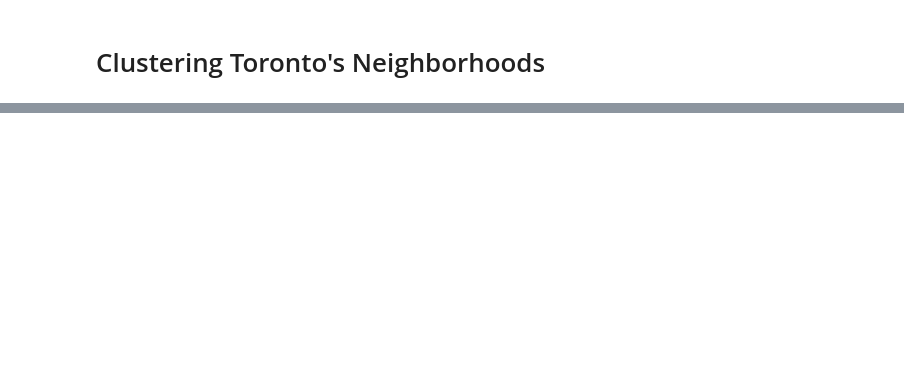
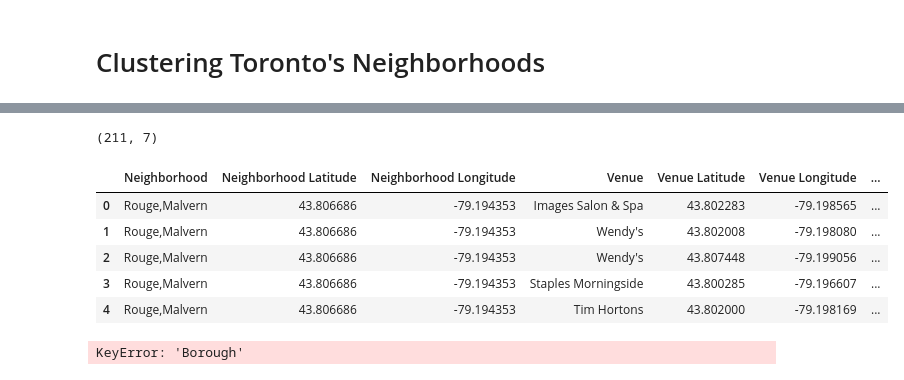
Before and after one commit to mojalica/Toronto-Neighborhoods, a Jupyter notebook: Toronto-Neighborhood-Clustering-1.ipynb, the cells around one changed output, grey strips where cells are left out. Drawn from its saved outputs; the diff is of its cells as text; code cells hidden in the pictures; blank space fills up the shorter version.

```diff
--- a/Toronto-Neighborhood-Clustering-1.ipynb
+++ b/Toronto-Neighborhood-Clustering-1.ipynb
@@ -129,0 +177,24 @@ ImportError: No module named 'geocoder'
+# %%
+import numpy as np # library to handle data in a vectorized manner
+
+pd.set_option('display.max_columns', None)
+pd.set_option('display.max_rows', None)
+
+import json # library to handle JSON files
+
+!conda install -c conda-forge geopy --yes # uncomment this line if you haven't completed the Foursquare API lab
+from geopy.geocoders import Nominatim # convert an address into latitude and longitude values
+
+from pandas.io.json import json_normalize # tranform JSON file into a pandas dataframe
+
+# Matplotlib and associated plotting modules
+import matplotlib.cm as cm
+import matplotlib.colors as colors
+
+# import k-means from clustering stage
+from sklearn.cluster import KMeans
+
+!conda install -c conda-forge folium=0.5.0 --yes # uncomment this line if you haven't completed the Foursquare API lab
+import folium # map rendering library
+
+print('Libraries imported.')
@@ -129,0 +443,17 @@ ImportError: No module named 'geocoder'
+# %%
+#Check the size of the resulting dataframe
+print(scarborough_venues.shape)
+scarborough_venues.head()
+# %% [output]
+(211, 7)
+|  | Neighborhood | Neighborhood Latitude | Neighborhood Longitude | Venue | Venue Latitude | Venue Longitude | ... |
+| 0 | Rouge,Malvern | 43.806686 | -79.194353 | Images Salon & Spa | 43.802283 | -79.198565 | ... |
+| 1 | Rouge,Malvern | 43.806686 | -79.194353 | Wendy's | 43.802008 | -79.198080 | ... |
+| 2 | Rouge,Malvern | 43.806686 | -79.194353 | Wendy's | 43.807448 | -79.199056 | ... |
+| 3 | Rouge,Malvern | 43.806686 | -79.194353 | Staples Morningside | 43.800285 | -79.196607 | ... |
+| 4 | Rouge,Malvern | 43.806686 | -79.194353 | Tim Hortons | 43.802000 | -79.198169 | ... |
+# %%
+#Check how many venues were returned for each borough
+scarborough_venues.groupby('Borough').count()
+# %% [output]
+KeyError: 'Borough'
```
Also changed, not shown: parts of 48 cells of this notebook.
